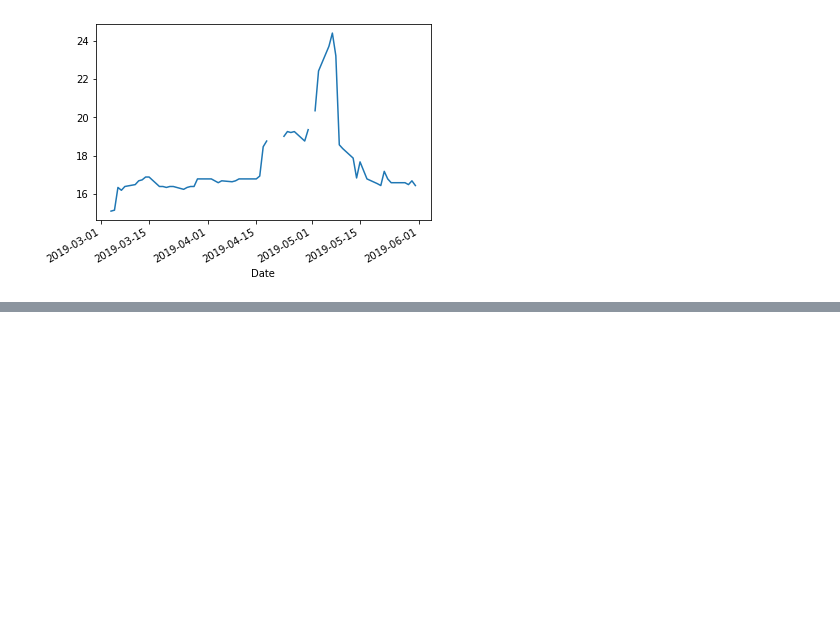
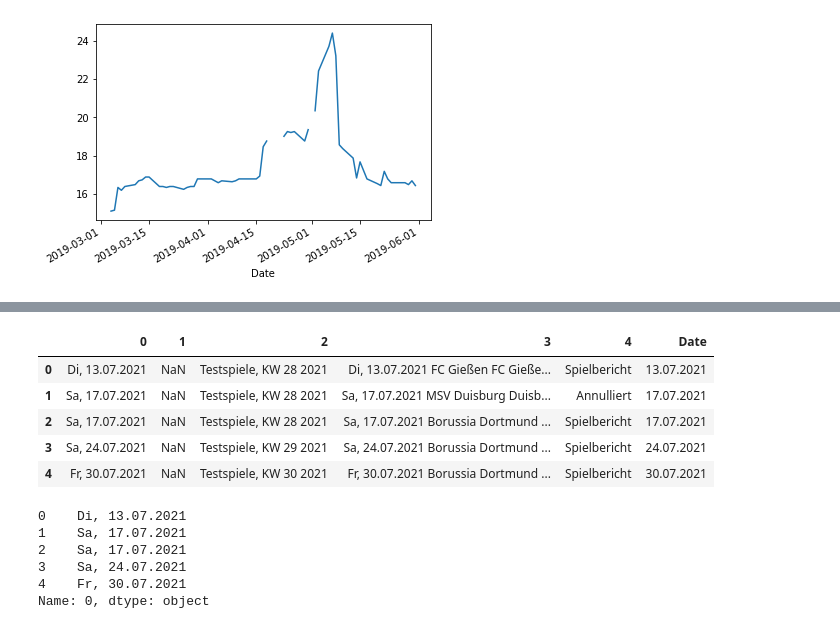
Before and after one commit to SweetyHotGirl21/Soccer-Bet-Stock-Hedge, a Jupyter notebook: main.ipynb, the cells around one changed output, grey strips where cells are left out. Drawn from its saved outputs; the diff is of its cells as text; code cells hidden in the pictures; blank space fills up the shorter version.

Commit message:
webscraping and date extraction

```diff
--- a/main.ipynb
+++ b/main.ipynb
@@ -86,0 +85,2 @@ URLError: <urlopen error [SSL: CERTIFICATE_VERIFY_FAILED] certificate verify fai
+# %%
+season_2122 = pd.read_html("https://www.kicker.de/borussia-dortmund/spielplan")
@@ -86,0 +96,21 @@ URLError: <urlopen error [SSL: CERTIFICATE_VERIFY_FAILED] certificate verify fai
+# %%
+for i in range(len(season_2122)):
+    season_2122[i]["Date"] = season_2122[i][0].map(lambda x: re.sub("[^0-9.]", "", x))
+# %%
+season_2122[0]
+# %% [output]
+|  | 0 | 1 | 2 | 3 | 4 | Date |
+| 0 | Di, 13.07.2021 | NaN | Testspiele, KW 28 2021 | Di, 13.07.2021 FC Gießen FC Gieße... | Spielbericht | 13.07.2021 |
+| 1 | Sa, 17.07.2021 | NaN | Testspiele, KW 28 2021 | Sa, 17.07.2021 MSV Duisburg Duisb... | Annulliert | 17.07.2021 |
+| 2 | Sa, 17.07.2021 | NaN | Testspiele, KW 28 2021 | Sa, 17.07.2021 Borussia Dortmund ... | Spielbericht | 17.07.2021 |
+| 3 | Sa, 24.07.2021 | NaN | Testspiele, KW 29 2021 | Sa, 24.07.2021 Borussia Dortmund ... | Spielbericht | 24.07.2021 |
+| 4 | Fr, 30.07.2021 | NaN | Testspiele, KW 30 2021 | Fr, 30.07.2021 Borussia Dortmund ... | Spielbericht | 30.07.2021 |
+# %%
+season_2122[0][0]
+# %% [output]
+0    Di, 13.07.2021
+1    Sa, 17.07.2021
+2    Sa, 17.07.2021
+3    Sa, 24.07.2021
+4    Fr, 30.07.2021
+Name: 0, dtype: object
```
Also changed, not shown: parts of 5 cells of this notebook.
